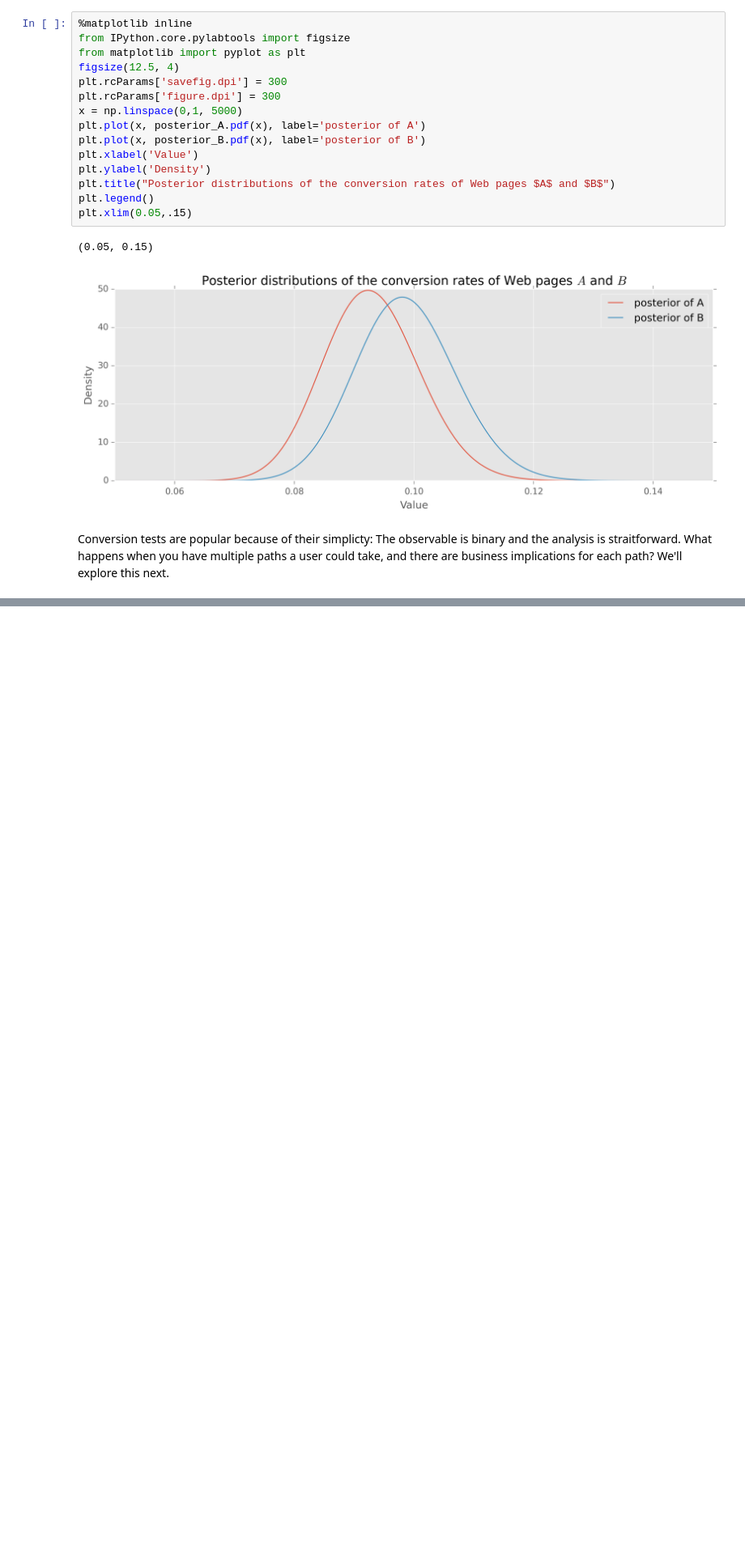
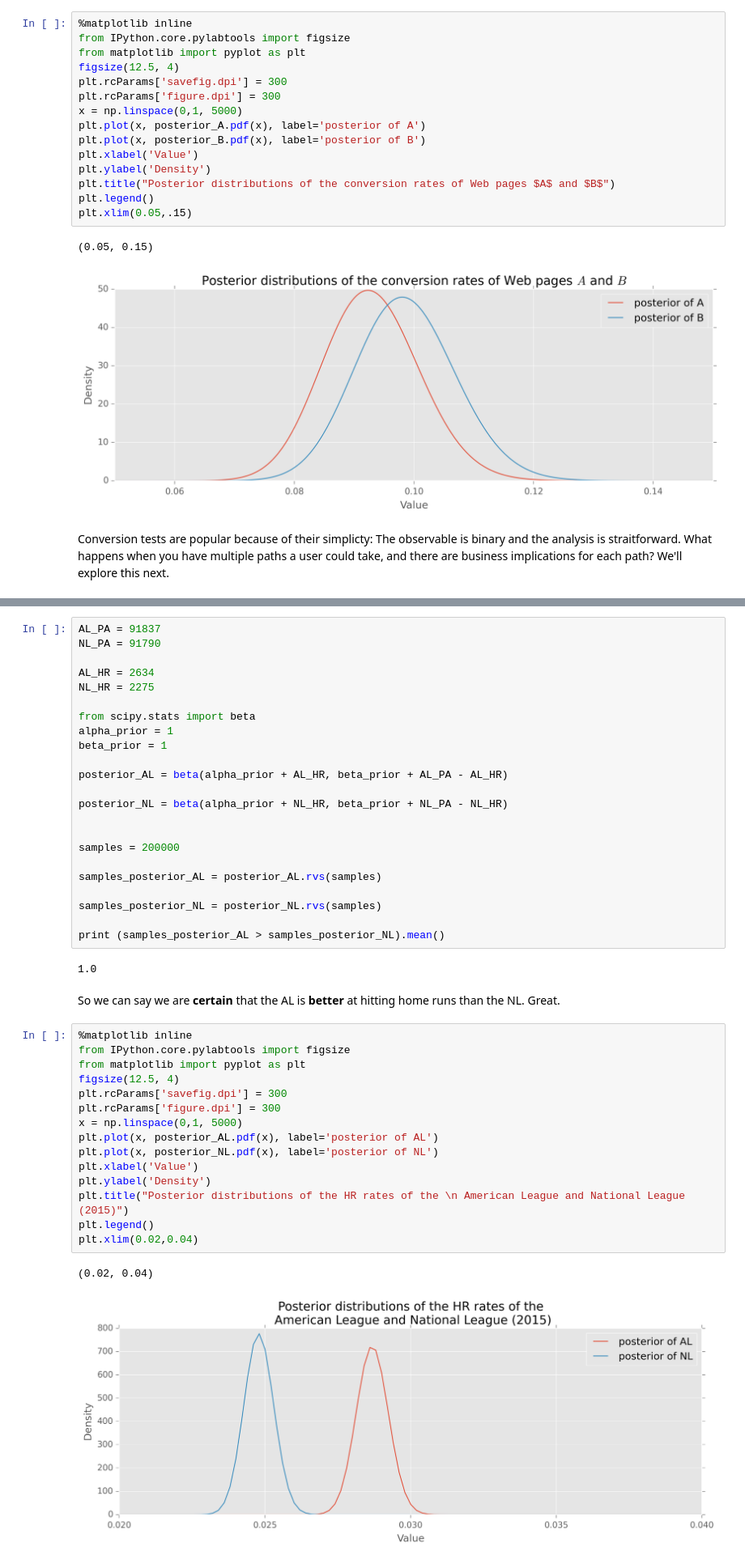
Before and after one commit to doolingdavid/Probabilistic-Programming-and-Bayesian-Methods-for-Hackers, a Jupyter notebook: ABNOTES.ipynb, the cells around one changed output, grey strips where cells are left out. Shown at 81% size. Cells and saved outputs as stored; diff of their text form; blank space fills up the shorter version.

```diff
--- a/ABNOTES.ipynb
+++ b/ABNOTES.ipynb
@@ -591,0 +612,45 @@ First, let's collect the data from last year's MLB season on the total ABs and H
+# %%
+AL_PA = 91837
+NL_PA = 91790
+
+AL_HR = 2634
+NL_HR = 2275
+
+from scipy.stats import beta
+alpha_prior = 1
+beta_prior = 1
+
+posterior_AL = beta(alpha_prior + AL_HR, beta_prior + AL_PA - AL_HR)
+
+posterior_NL = beta(alpha_prior + NL_HR, beta_prior + NL_PA - NL_HR)
+
+
+samples = 200000
+
+samples_posterior_AL = posterior_AL.rvs(samples)
+
+samples_posterior_NL = posterior_NL.rvs(samples)
+
+print (samples_posterior_AL > samples_posterior_NL).mean()
+# %% [output]
+1.0
+# %% [markdown]
+So we can say we are **certain** that the AL is **better** at hitting home runs than the NL. Great.
+# %%
+%matplotlib inline
+from IPython.core.pylabtools import figsize
+from matplotlib import pyplot as plt
+figsize(12.5, 4)
+plt.rcParams['savefig.dpi'] = 300
+plt.rcParams['figure.dpi'] = 300
+x = np.linspace(0,1, 5000)
+plt.plot(x, posterior_AL.pdf(x), label='posterior of AL')
+plt.plot(x, posterior_NL.pdf(x), label='posterior of NL')
+plt.xlabel('Value')
+plt.ylabel('Density')
+plt.title("Posterior distributions of the HR rates of the \n American League and National League (2015)")
+plt.legend()
+plt.xlim(0.02,0.04)
+# %% [output]
+(0.02, 0.04)
+[figure, added]
```
Also changed, not shown: parts of 5 cells of this notebook.
